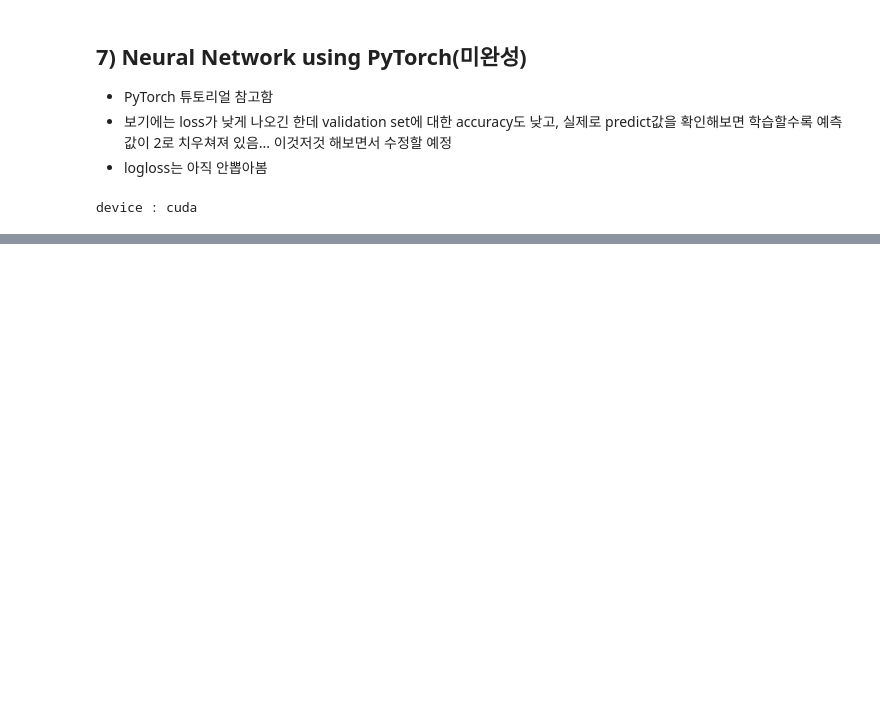
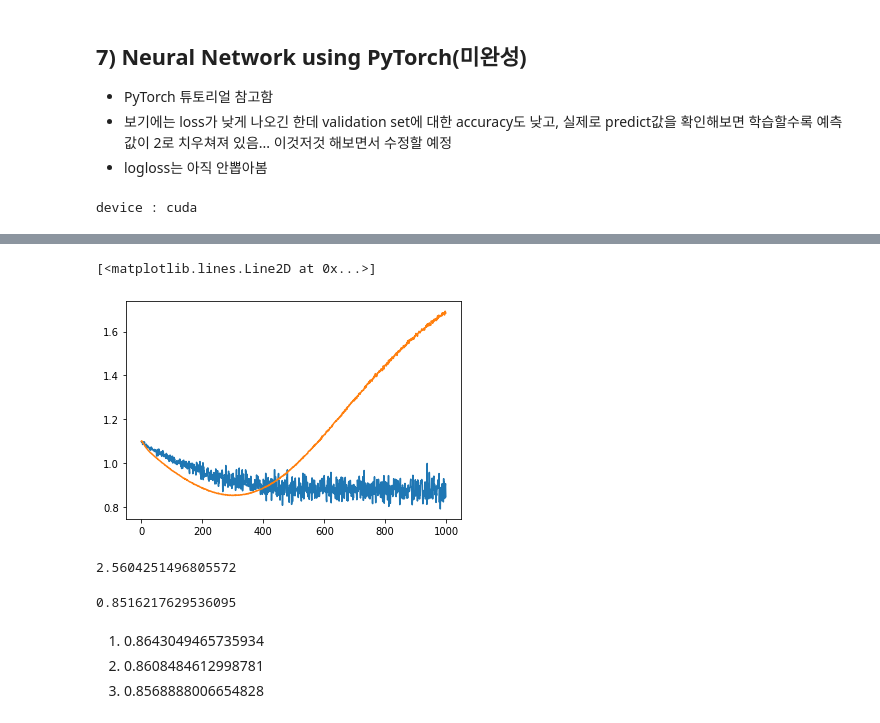
Before and after one commit to PNU-Sinbaram/dacon-credit-card-defaults-detection, a Jupyter notebook: model_experiment.ipynb, the cells around one changed output, grey strips where cells are left out. Drawn from its saved outputs; the diff is of its cells as text; code cells hidden in the pictures; blank space fills up the shorter version.

```diff
--- a/model_experiment.ipynb
+++ b/model_experiment.ipynb
@@ -555,6 +557,8 @@ plt.plot(clf.history['val_0_logloss'][5:])
 * PyTorch 튜토리얼 참고함
 * 보기에는 loss가 낮게 나오긴 한데 validation set에 대한 accuracy도 낮고, 실제로 predict값을 확인해보면 학습할수록 예측값이 2로 치우쳐져 있음... 이것저것 해보면서 수정할 예정
 * logloss는 아직 안뽑아봄
+# %%
+X_train, X_val, Y_train, Y_val = train_test_split(train_x, train_y, stratify=train_y, test_size=0.18, random_state=5000)
 # %%
 import os
 import torch
@@ -575,7 +579,7 @@ Y_val_ts = np.reshape(Y_val.values, ((Y_val.values.shape[0], 1)))
 Y_val_ts = torch.from_numpy(Y_val_ts)
 # %%
 train_dataset = TensorDataset(X_train_ts, Y_train_ts)
-train_dataloader = DataLoader(train_dataset, batch_size=1024, shuffle=True)
+train_dataloader = DataLoader(train_dataset, batch_size=512, shuffle=True)
 
 val_dataset = TensorDataset(X_val_ts, Y_val_ts)
 val_dataloader = DataLoader(val_dataset, batch_size=10, shuffle=True)
@@ -585,13 +589,16 @@ class NeuralNetwork(nn.Module):
         super(NeuralNetwork, self).__init__()
         self.flatten = nn.Flatten()
         self.linear_relu_stack = nn.Sequential(
-            nn.Linear(17, 50),
-            nn.BatchNorm1d(50),
-            nn.ReLU(),
-            nn.Linear(50, 50),
-            nn.BatchNorm1d(50),
-            nn.ReLU(),
-            nn.Linear(50, 3),
+            nn.Linear(17, 15),
+            nn.BatchNorm1d(15),
+            nn.SiLU(),
+            nn.Linear(15, 15),
+            nn.BatchNorm1d(15),
+            nn.SiLU(),                  # Swish
+            nn.Linear(15, 15),
+            nn.BatchNorm1d(15),
+            nn.SiLU(),
+            nn.Linear(15, 3),
             nn.Sigmoid()
         )
 
@@ -600,8 +607,8 @@ class NeuralNetwork(nn.Module):
         logits = self.linear_relu_stack(x)
         return logits
 
-model = NeuralNetwork()
-learning_rate = 1e-3
+plt_loss = []
+plt_val_loss = []
 
 def train_loop(dataloader, model, loss_fn, optimizer):
     size = len(dataloader.dataset)
@@ -619,7 +626,9 @@ def train_loop(dataloader, model, loss_fn, optimizer):
         optimizer.step()
 
     loss, current = loss.item(), batch * len(X)
-    print(f"loss: {loss:>7f}")
+    plt_loss.append(loss)
+    #print(pred)
+    print(f"loss: {loss:>7f}", end=" ")
 
 
 def test_loop(dataloader, model, loss_fn):
@@ -638,13 +647,25 @@ def test_loop(dataloader, model, loss_fn):
     correct /= size
     print(f"Test Error: \n Accuracy: {(100*correct):>0.1f}%, Avg loss: {test_loss:>8f} \n")
 
+model = NeuralNetwork()
+learning_rate = 2e-5
 loss_fn = nn.CrossEntropyLoss()
 optimizer = torch.optim.Adam(model.parameters(), lr=learning_rate)
 
-epochs = 100
+epochs = 1000
 for t in range(epochs):
-    print(f"Epoch {t+1}\n-------------------------------")
+    print(f"(Epoch {t+1}) ")
+    model.train()
     train_loop(train_dataloader, model, loss_fn, optimizer)
-    test_loop(val_dataloader, model, loss_fn)
+    with torch.no_grad():
+        model.eval()
+        pred = model(X_val_ts.float())
+        y_val_onehot = pd.get_dummies(Y_val)
+        val_loss = log_loss(y_val_onehot, pred.detach().numpy())
+    plt_val_loss.append(val_loss)
+    print(f"val_loss : {val_loss}")
+    #test_loop(val_dataloader, model, loss_fn)
 print("Done!")
+plt.plot(plt_loss)
+plt.plot(plt_val_loss)
 # %% [output]
@@ -667 +688,17 @@ Test Error:
 Done!
+[<matplotlib.lines.Line2D at 0x...>]
+[figure, added]
+# %%
+pred = model(X_val_ts.float())
+y_val_onehot = pd.get_dummies(Y_val)
+log_loss(y_val_onehot, pred.detach().numpy())
+# %% [output]
+2.5604251496805572
+# %%
+min(plt_val_loss)
+# %% [output]
+0.8516217629536095
+# %% [markdown]
+1. 0.8643049465735934
+2. 0.8608484612998781
+3. 0.8568888006654828
```
Also changed, not shown: parts of 3 cells of this notebook.
